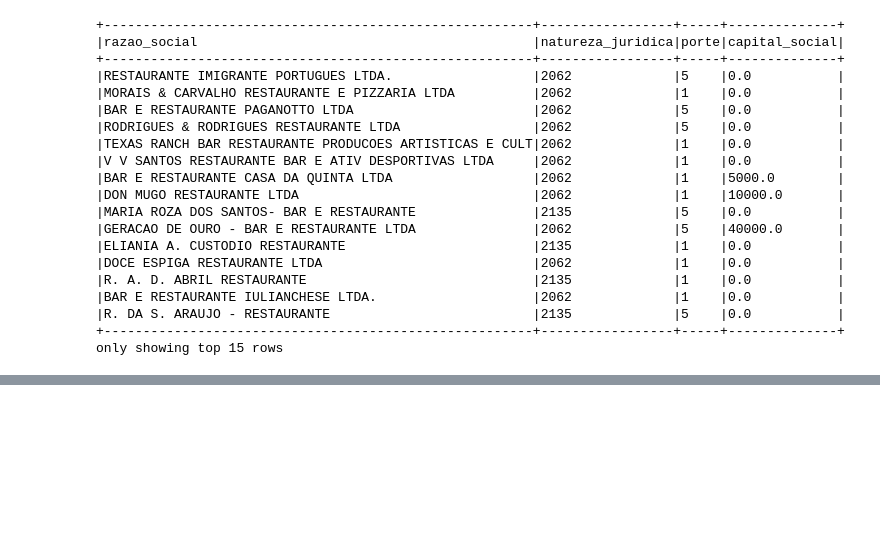
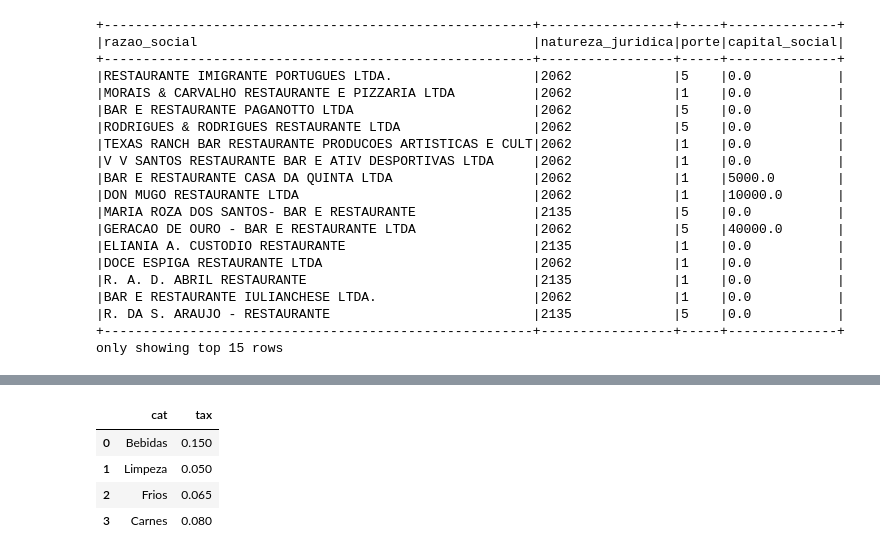
Before and after one commit to leticiafaria7/alura-courses, a Jupyter notebook: apache-spark/manipulando_dados.ipynb, the cells around one changed output, grey strips where cells are left out. Cells and saved outputs as stored; diff of their text form; code cells hidden in the pictures; blank space fills up the shorter version.

```diff
--- a/apache-spark/manipulando_dados.ipynb
+++ b/apache-spark/manipulando_dados.ipynb
@@ -644,0 +748,8 @@ only showing top 15 rows
+# %%
+impostos.toPandas()
+# %% [output]
+|  | cat | tax |
+| 0 | Bebidas | 0.150 |
+| 1 | Limpeza | 0.050 |
+| 2 | Frios | 0.065 |
+| 3 | Carnes | 0.080 |
```
Also changed, not shown: parts of 27 cells of this notebook.
